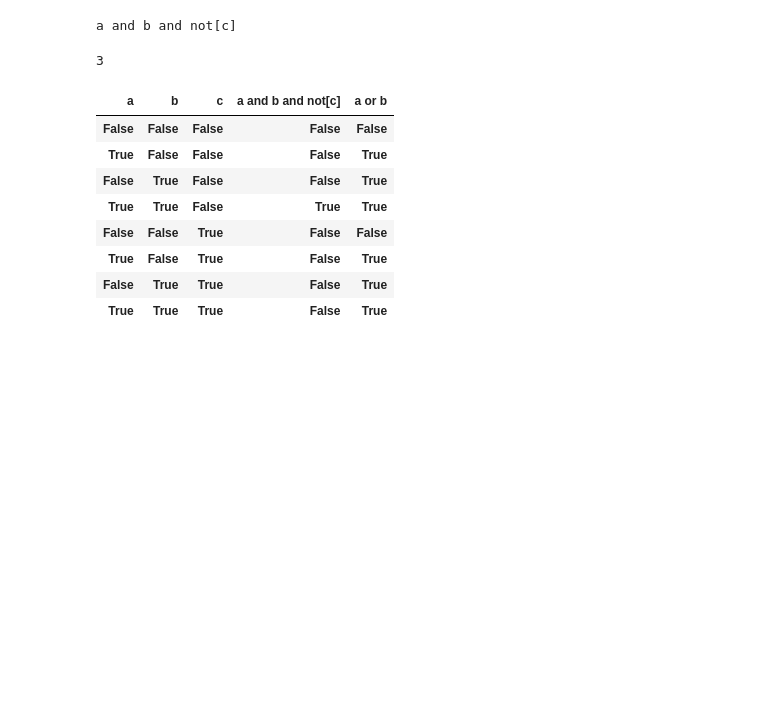
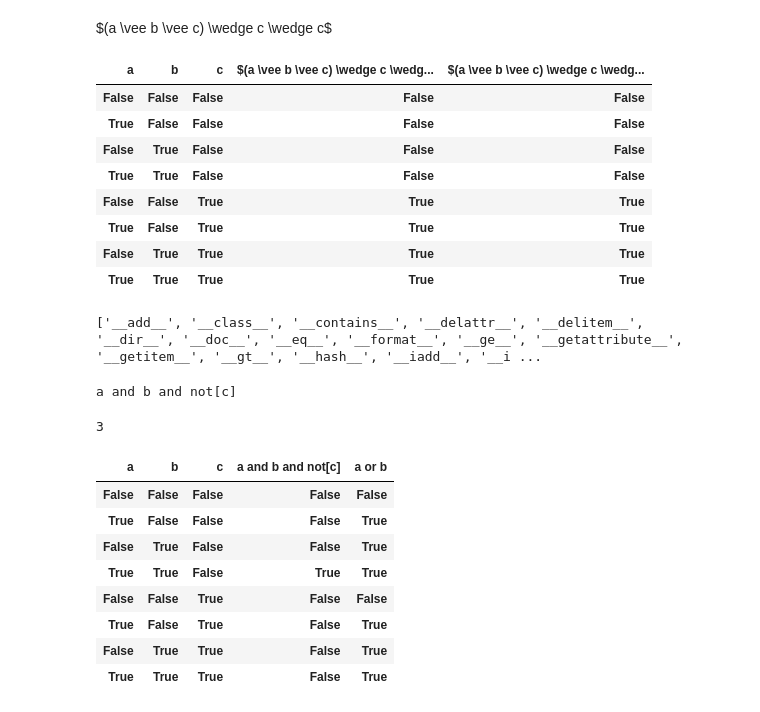
Before and after one commit to KenyC/Exh, a Jupyter notebook: Scratchpad.ipynb, the cells around one changed output. Cells and saved outputs as stored; diff of their text form; code cells hidden in the pictures; blank space fills up the shorter version.

```diff
--- a/Scratchpad.ipynb
+++ b/Scratchpad.ipynb
@@ -50,3 +26,25 @@ Innocently excludable:
+# %%
+f4 = (a | (b | c)) & (c & c)
+jprint(f4)
+f5 = f4.flatten()
+Universe(f = f4).truth_table(f4, f5)
+# %% [output]
+$(a \vee b \vee c) \wedge c \wedge c$
+| a | b | c | $(a \vee b \vee c) \wedge c \wedg... | $(a \vee b \vee c) \wedge c \wedg... |
+| False | False | False | False | False |
+| True | False | False | False | False |
+| False | True | False | False | False |
+| True | True | False | False | False |
+| False | False | True | True | True |
+| True | False | True | True | True |
+| False | True | True | True | True |
+| True | True | True | True | True |
+# %%
+a= [(1, 2, 2), (-1, 2), (3,2 ,2)]
+a.sort()
+print(dir(a))
+# %% [output]
+['__add__', '__class__', '__contains__', '__delattr__', '__delitem__', '__dir__', '__doc__', '__eq__', '__format__', '__ge__', '__getattribute__', '__getitem__', '__gt__', '__hash__', '__iadd__', '__i ...
 # %%
 print(f1)
 # %% [output]
```
Also changed, not shown: parts of 8 cells of this notebook, 18 other files.
